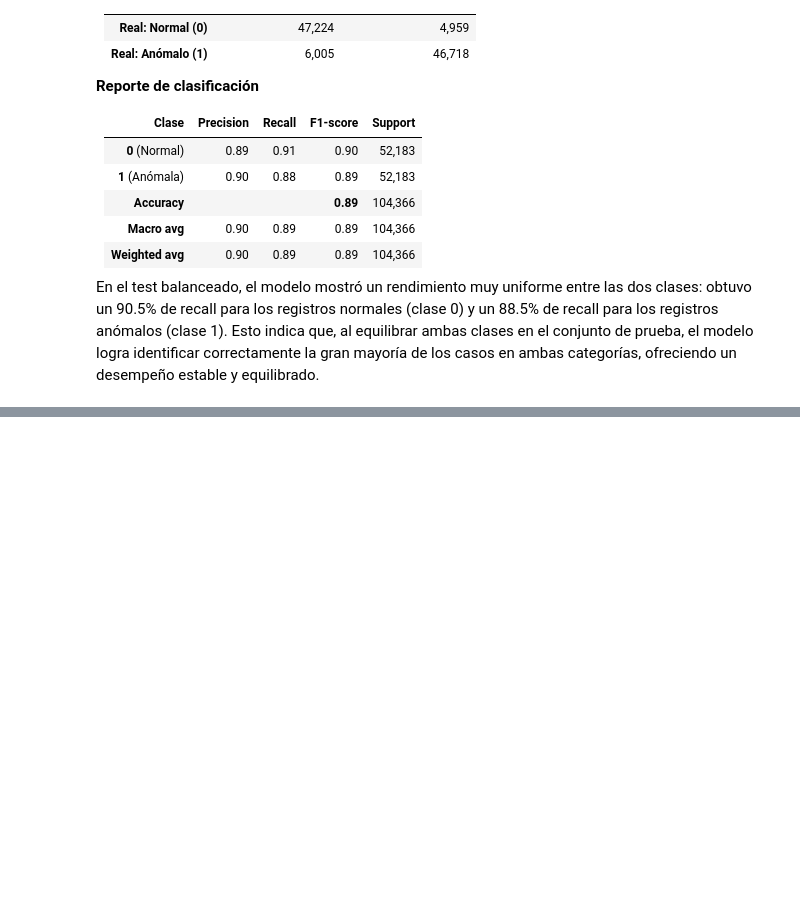
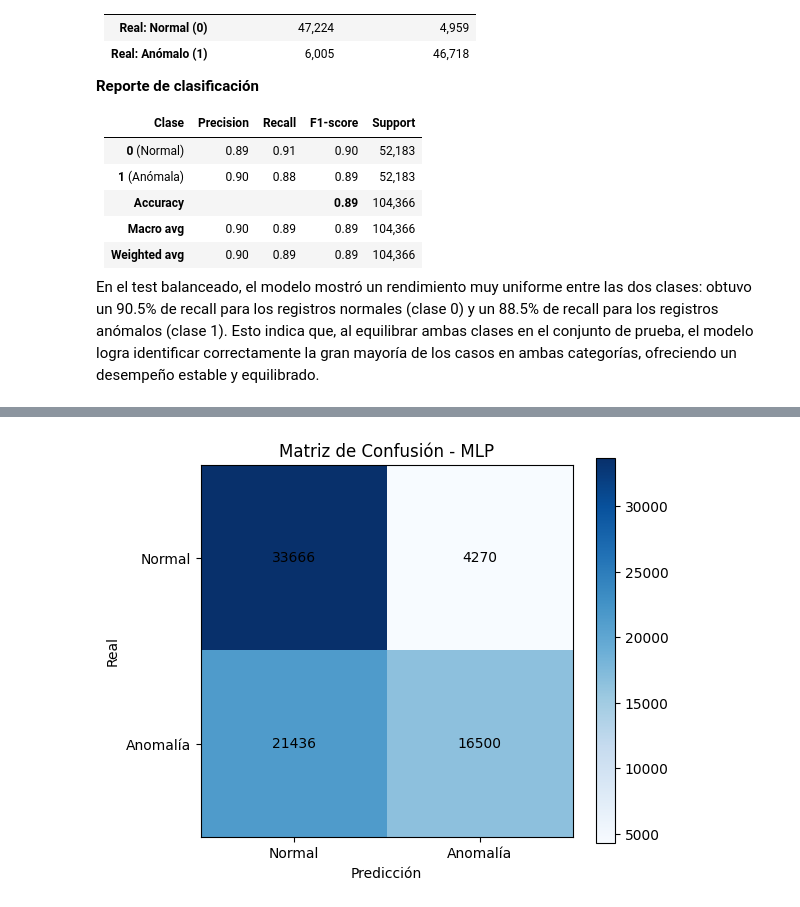
Before and after one commit to Yes577/CloudInfrastrutureAnomalyData, a Jupyter notebook: Proyecto/TrabajoFinalIA.ipynb, the cells around one changed output, grey strips where cells are left out. Drawn from its saved outputs; the diff is of its cells as text; code cells hidden in the pictures; blank space fills up the shorter version.

```diff
--- a/Proyecto/TrabajoFinalIA.ipynb
+++ b/Proyecto/TrabajoFinalIA.ipynb
@@ -1219,0 +1256,98 @@ En el test balanceado, el modelo mostró un rendimiento muy uniforme entre las d
+# %%
+# ================================================
+#       EJECUCIÓN DEL MODELO MLP OPTIMIZADO
+# ================================================
+
+import pandas as pd
+import pickle
+import numpy as np
+import matplotlib.pyplot as plt
+
+from sklearn.neural_network import MLPClassifier
+from sklearn.model_selection import GridSearchCV
+from sklearn.metrics import classification_report, confusion_matrix, accuracy_score
+
+# ------------------------------------------------
+# 1. Cargar datasets ya preprocesados Y escalados
+# ------------------------------------------------
+train = pd.read_csv("Cloud_Anomaly_Dataset_Train_Balanceado_E.csv")
+test  = pd.read_csv("Cloud_Anomaly_Dataset_Test_Balanceado_E.csv")
+
+X_train = train.drop("Anomaly status", axis=1)
+y_train = train["Anomaly status"]
+
+X_test = test.drop("Anomaly status", axis=1)
+y_test = test["Anomaly status"]
+
+# ------------------------------------------------
+# 2. Definir hiperparámetros del MLP
+# ------------------------------------------------
+param_grid = {
+    "hidden_layer_sizes": [(50,), (100,), (128, 128)],
+    "activation": ["relu"],
+    "solver": ["adam"],
+    "learning_rate_init": [0.001],
+    "max_iter": [200]
+}
+
+mlp = MLPClassifier(random_state=42)
+
+grid_mlp = GridSearchCV(
+    estimator=mlp,
+    param_grid=param_grid,
+    cv=2,
+    scoring="accuracy",
+    n_jobs=-1,
+    verbose=2
+)
+
+# ------------------------------------------------
+# 3. Entrenar modelo
+# ------------------------------------------------
+grid_mlp.fit(X_train, y_train)
+best_mlp = grid_mlp.best_estimator_
+
+print("Mejores hiperparámetros encontrados:")
+print(grid_mlp.best_params_)
+
+# ------------------------------------------------
+# 4. Evaluar modelo
+# ------------------------------------------------
+y_pred = best_mlp.predict(X_test)
+
+print("\n===== REPORTE DE CLASIFICACIÓN =====")
+print(classification_report(y_test, y_pred))
+
+print("Accuracy:", accuracy_score(y_test, y_pred))
+
+print("\n===== MATRIZ DE CONFUSIÓN =====")
+cm = confusion_matrix(y_test, y_pred)
+print(cm)
+
+plt.figure(figsize=(6,5))
+plt.imshow(cm, cmap='Blues')
+plt.title("Matriz de Confusión - MLP")
+plt.colorbar()
+
+clases = ["Normal", "Anomalía"]
+ticks = np.arange(len(clases))
+
+plt.xticks(ticks, clases)
+plt.yticks(ticks, clases)
+
+for i in range(len(cm)):
+    for j in range(len(cm[0])):
+        plt.text(j, i, cm[i, j], ha="center", va="center", color="black")
+
+plt.xlabel("Predicción")
+plt.ylabel("Real")
+plt.show()
+
+# ------------------------------------------------
+# 5. Guardar solo el modelo (sin scaler)
+# ------------------------------------------------
+with open("modelo_mlp.pkl", "wb") as file:
+    pickle.dump(best_mlp, file)
+
+print("\nModelo guardado como modelo_mlp.pkl")
+# %% [output]
@@ -1219,0 +1373 @@ En el test balanceado, el modelo mostró un rendimiento muy uniforme entre las d
+[figure, added]
```
Also changed, not shown: parts of 7 cells of this notebook.
